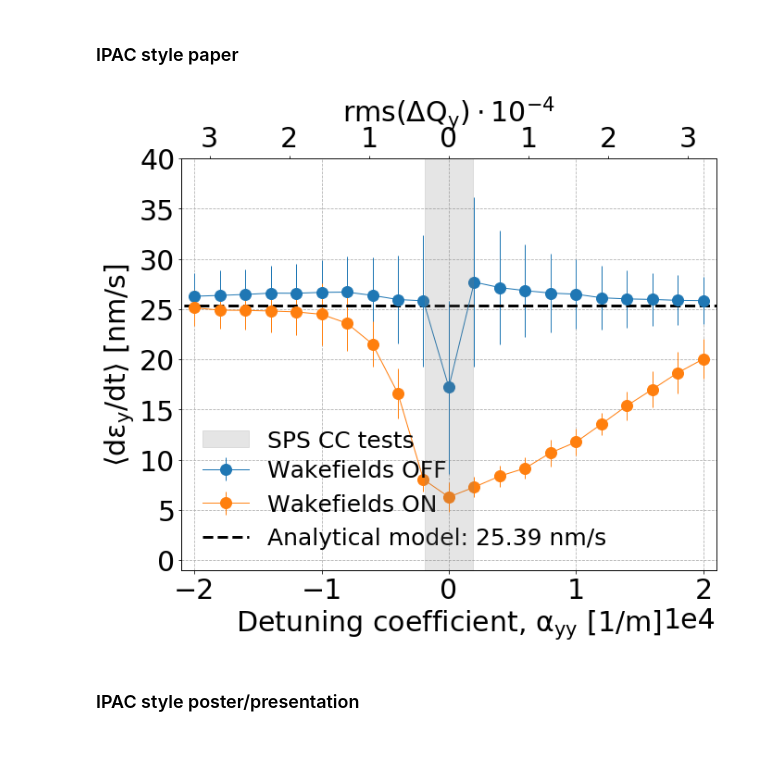
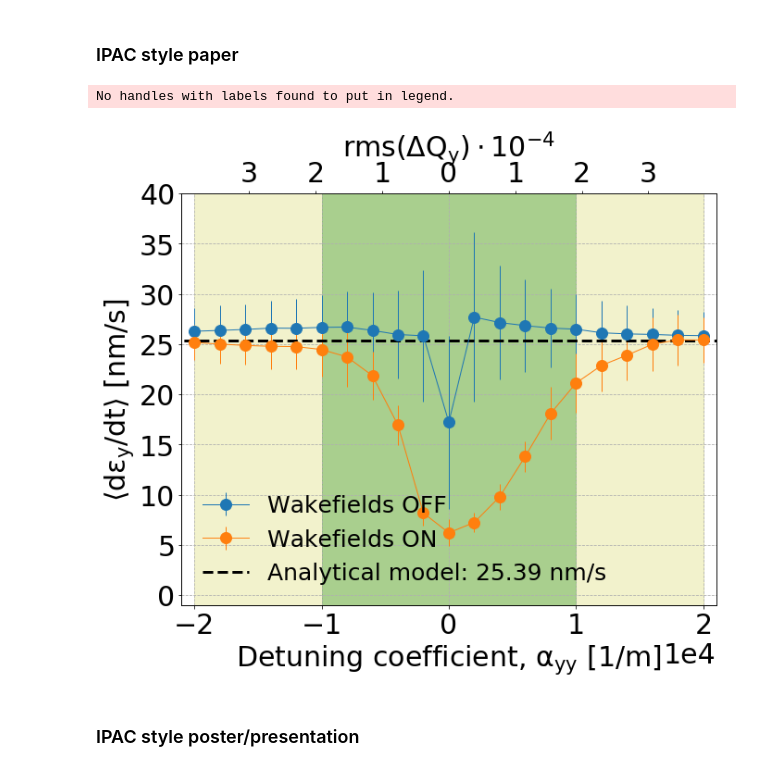
Before and after one commit to natriant/cc_rf_noise_pyheadtail, a Jupyter notebook: post_process_analysis/studies_with_sets_of_kicks/job0010_plot_loadFromPickles_dey_scanOverAyy_NowakesVSwakes-octupoleSettings-Noconstraintaxy.ipynb, the cells around one changed output. Drawn from its saved outputs; the diff is of its cells as text; code cells hidden in the pictures.

```diff
--- a/post_process_analysis/studies_with_sets_of_kicks/job0010_plot_loadFromPickles_dey_scanOverAyy_NowakesVSwakes-octupoleSettings-Noconstraintaxy.ipynb
+++ b/post_process_analysis/studies_with_sets_of_kicks/job0010_plot_loadFromPickles_dey_scanOverAyy_NowakesVSwakes-octupoleSettings-Noconstraintaxy.ipynb
@@ -756,9 +755,8 @@ for i, key in enumerate(my_df_keys):
     points_no_wakes.append(np.mean(my_df_1[my_df_keys[i]]['m'])*1e9)
     points_wakes.append(np.mean(my_df_2[my_df_keys[i]]['m'])*1e9)
 
-
-    ax2.plot(np.array(Dqy_rms[i])*1e4, np.mean(my_df_1[my_df_keys[i]]['m'])*1e9, linestyle='')
-    ax2.plot(-np.array(Dqy_rms[i])*1e4, np.mean(my_df_1[my_df_keys[i]]['m'])*1e9, linestyle='')
+    ax2.plot(np.array(Dqy_rms_new[i])*1e4, np.mean(my_df_1[my_df_keys[i]]['m'])*1e9, linestyle='')
+    ax2.plot(-np.array(Dqy_rms_new[i])*1e4, np.mean(my_df_1[my_df_keys[i]]['m'])*1e9, linestyle='')
 
 
 ax.plot(my_variables, points_no_wakes, c='C0')
@@ -766,46 +764,51 @@ ax.plot(my_variables, points_wakes, c='C1')
 
 theory = ax.hlines(expected_growth*1e9, -22000, 22000, linestyles='dashed', linewidth=3, color='k', label=f'Analytical model: {expected_growth*1e9:.2f} nm/s')
 
-ax2.set_xlim(-np.max(Dqy_rms)-21000*2*rms_Jy_init*1e4, np.max(Dqy_rms)+21000*2*rms_Jy_init*1e4 )
+#ax2.set_xlim(-np.max(Dqy_rms_new)-21000*2*rms_Jy_init*1e4, np.max(Dqy_rms_new)+21000*2*rms_Jy_init*1e4 )
 ax.set_xlim(-21000, 21000)
 
-ax2.axvspan(-Dqy_rms_sps*1e4 , Dqy_rms_sps*1e4, alpha=0.2, color='grey', label='SPS CC tests')
+# create colored stripes
 
-ax2.set_xlim(-np.max(Dqy_rms)-21000*2*rms_Jy_init*1e4, np.max(Dqy_rms)+21000*2*rms_Jy_init*1e4 )
+
+#ax2.axvspan(-Dqy_rms_sps*1e4 , Dqy_rms_sps*1e4, alpha=0.2, color='grey', label='SPS CC tests')
+
+#ax.axvspan(min(red_list) , max(red_list), alpha=0.1, color='r', label='SPS CC tests')
+ax.axvspan(min(yellow_list) , max(yellow_list), alpha=0.2, color='y', label='SPS CC tests')
+ax.axvspan(min(green_list) , max(green_list), alpha=0.3, color='g', label='SPS CC tests')
 
 
 labels = ax.get_xticks()
 
 
 ax.set_yticks(np.arange(0,45,5))
 ax2.set_xticks(np.arange(-3, 4,1))
 ax2.set_xticklabels(np.abs((np.arange(-3, 4,1))))
-
 
 ax.set_ylim(-1, 40)
 
 ax.grid(linestyle='dashed')
 
 ax.set_ylabel(r'$\mathrm{\langle d\epsilon_y / dt \rangle \ [nm/s]}$')
 ax.set_xlabel('Detuning coefficient, '+r'$\mathrm{\alpha_{yy} \ [1/m]}$')
 ax.ticklabel_format(axis='x', style='sci', scilimits=(4,4))
 
 ax2.set_xlabel(r'$\mathrm{rms(\Delta Q_y) \cdot 10^{-4}}$', y=15)
 plt.tight_layout()
 
 
 # legends
 ax.legend(loc=3, frameon=False, handles=[err1, err2, theory], fontsize=25) # for CC PN
 #ax.legend(loc=3, frameon=False, handles=[err1, err2]) # for dipolar noise
 
 ax2.legend(bbox_to_anchor=(0., 0.165, 0.6, 0.3), frameon=False, fontsize=25,  loc='center left') # for CC PN
 #ax2.legend(bbox_to_anchor=(0., 0.01, 0.6, 0.23), frameon=False) # for dipolar noise
 
 savefig = False
 if savefig:
     plt.savefig(f'./figures/{study_name}_vs_TuneSpreadvsExpectedSPS_IPAC.png', bbox_inches='tight')
 # %% [output]
+No handles with labels found to put in legend.
-[figure, old version]
+[figure, new version]
 # %% [markdown]
 ### IPAC style poster/presentation
 # %%
```
Also changed, not shown: parts of 9 cells of this notebook, 21 other files.
